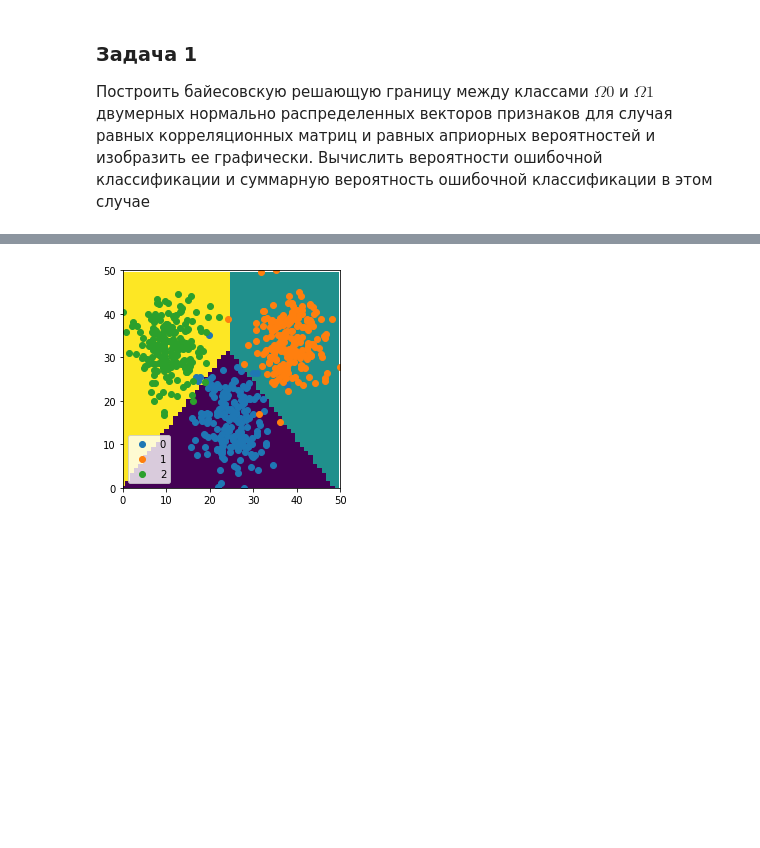
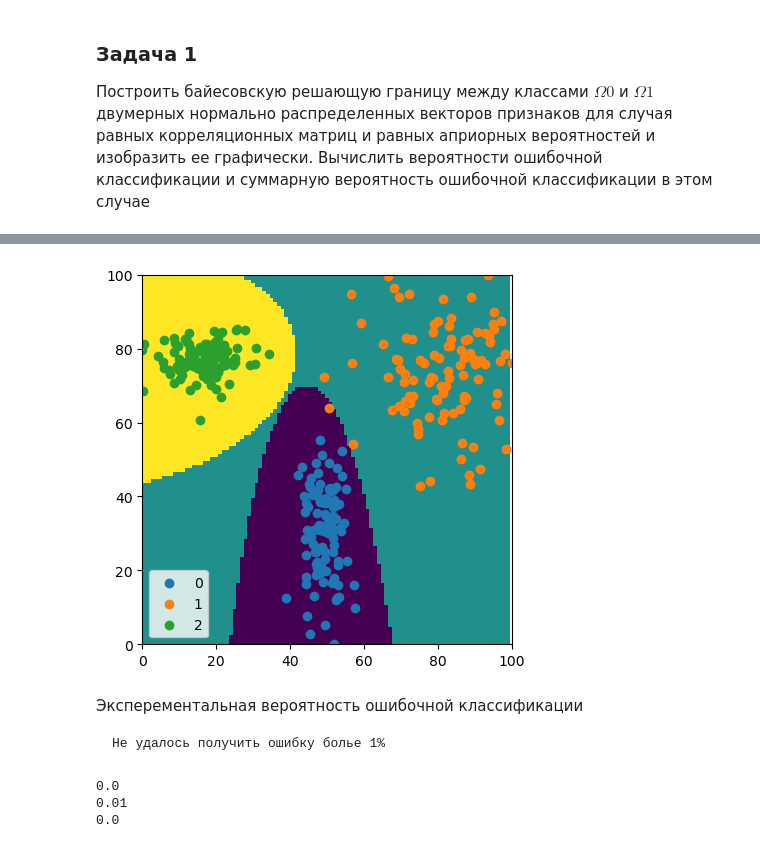
Before and after one commit to UIIf/Study, a Jupyter notebook: 4course/PatternRecognition/lab2.ipynb, the cells around one changed output, grey strips where cells are left out. Drawn from its saved outputs; the diff is of its cells as text; code cells hidden in the pictures; blank space fills up the shorter version.

```diff
--- a/4course/PatternRecognition/lab2.ipynb
+++ b/4course/PatternRecognition/lab2.ipynb
@@ -81,0 +150,25 @@ def create_data_for_class(N:list, M:list, B:list):
+# %%
+class BiasClassifier:
+    def __init__(self, data:create_data_for_class):
+        self.data = data
+
+    def vec_prob(self, vec):
+        return np.array([np.log(apr) + np.log(likelihood(vec)) for apr, likelihood in zip(self.data.aprior_prob, self.data.likelihood_funcs)])
+
+    def pred_class(self, vec):
+        return np.argmax(self.vec_prob(vec))
+
+    def create_pred_img(self, steps = [16, 10], cmap = 'viridis'):
+        borders = self.data.find_borders()
+        x_linspace = np.linspace(borders[0][0], borders[0][1], steps[0])
+        y_linspace = np.linspace(borders[1][0], borders[1][1], steps[1])
+
+        lam = lambda x, y: self.pred_class(np.array([x, y]))
+
+        matrix = [[lam(x,y) for x in x_linspace] for y in y_linspace]
+
+        plt.imshow(matrix,cmap = cmap, origin = 'lower')
+        self.data.plot_dots(steps)
+
+    def prob_false_classif(self, ind):
+        return self.data.prob_false_classif(ind, self.pred_class)
@@ -82,10 +198,10 @@ def create_data_for_class(N:list, M:list, B:list):
 # %%
-class BiasClassifier:
+class MinMaxClassifier:
     def __init__(self, data:create_data_for_class):
         self.data = data
 
     def vec_prob(self, vec):
-        return np.array([apr*likelihood(vec) for apr, likelihood in zip(self.data.aprior_prob, self.data.likelihood_funcs)])
+        return np.array([likelihood(vec) for likelihood in self.data.likelihood_funcs])
 
     def pred_class(self, vec):
         return np.argmax(self.vec_prob(vec))
@@ -104,15 +275,26 @@ class BiasClassifier:
 # %%
-baies = BiasClassifier(
+baies3 = BiasClassifier(
     create_data_for_class(
-        N=[200, 200, 200],
+        N=[100, 100, 100],
         M=[lab1.M1, lab1.M2, lab1.M3],
-        B=[lab1.B_diag_symm, lab1.B_diag_symm, lab1.B_diag_symm]
+        B=[lab1.B_diag_asymm, lab1.B_diag_symm, lab1.diag_flip(lab1.B_diag_asymm)]
     )
 )
 # %%
-# baies.data.plot_dots()
-baies.create_pred_img([50, 50])
+baies3.create_pred_img([100, 100])
 plt.legend()
 plt.show()
 # %% [output]
-[figure, old version]
+[figure, new version]
+# %% [markdown]
+Эксперементальная вероятность ошибочной классификации
+
+    Не удалось получить ошибку болье 1%
+# %%
+print(baies3.prob_false_classif(0))
+print(baies3.prob_false_classif(1))
+print(baies3.prob_false_classif(2))
+# %% [output]
+0.0
+0.01
+0.0
```
Also changed, not shown: parts of 17 cells of this notebook, 1 other file.
